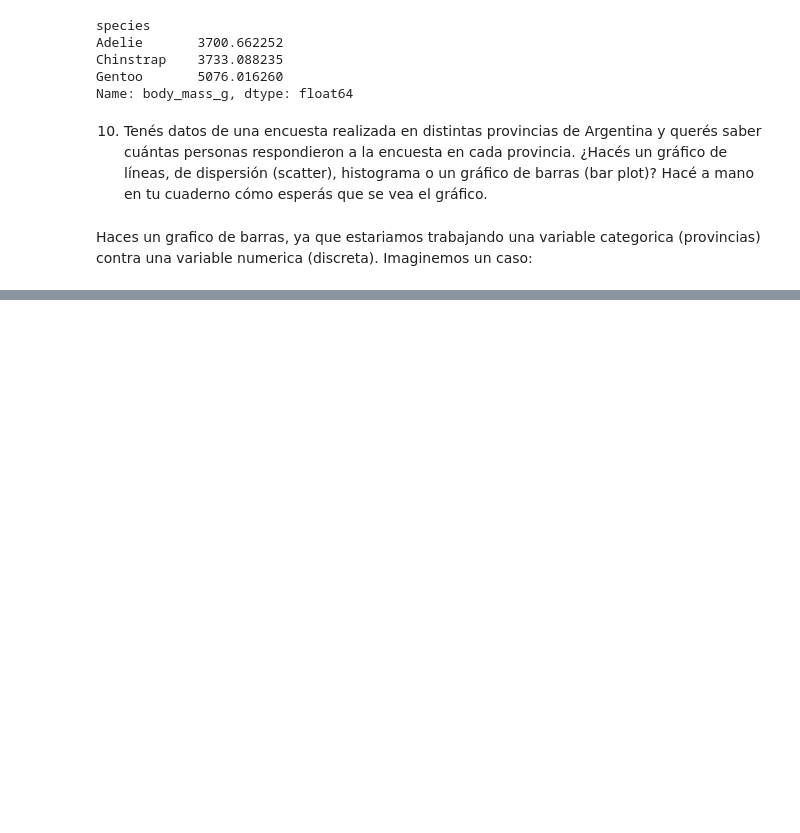
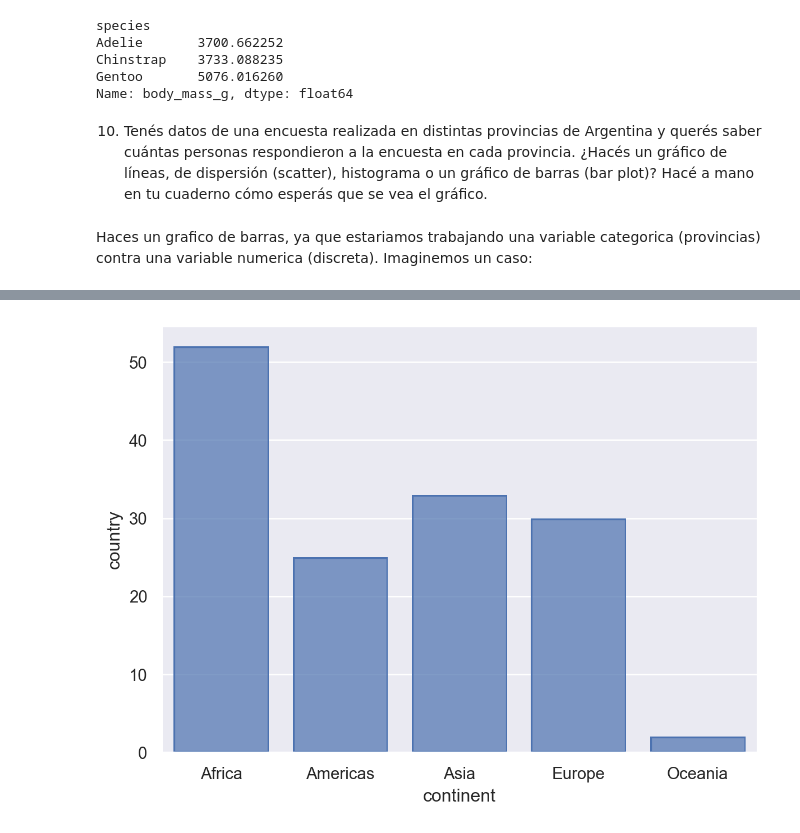
Before and after one commit to lmendezayl/uba-ldd-ic, a Jupyter notebook: guias/soluciones/practica3.ipynb, the cells around one changed output, grey strips where cells are left out. Drawn from its saved outputs; the diff is of its cells as text; code cells hidden in the pictures; blank space fills up the shorter version.

```diff
--- a/guias/soluciones/practica3.ipynb
+++ b/guias/soluciones/practica3.ipynb
@@ -342,0 +403,10 @@ Imaginemos un caso:
+# %%
+paises = gapminder.groupby("continent").nunique("country")["country"]
+# %%
+# primer metodo
+(
+    so.Plot(x = paises.index, y = paises)
+    .add(so.Bar())
+)
+# %% [output]
+[figure, added]
```
Also changed, not shown: parts of 10 cells of this notebook.
